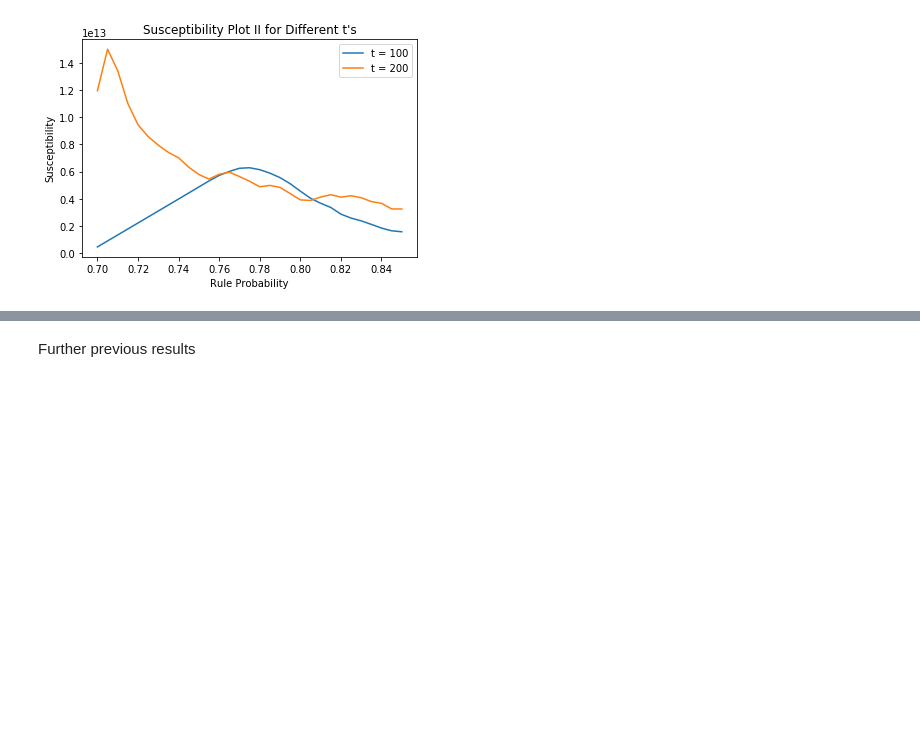
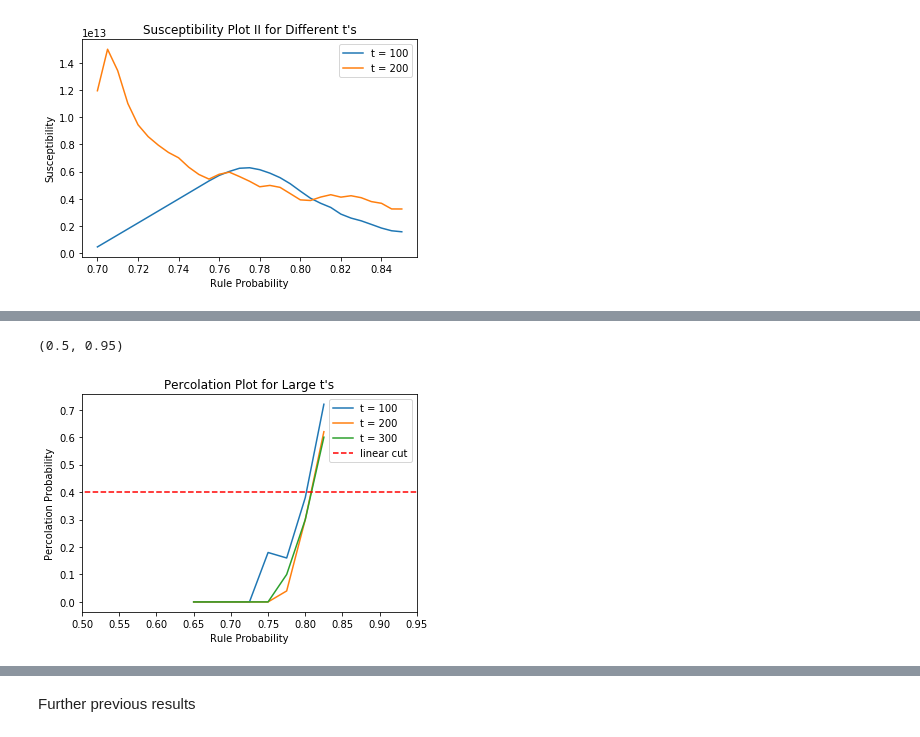
Before and after one commit to hs42/biophysics, a Jupyter notebook: playground.ipynb, the cells around one changed output, grey strips where cells are left out. Saved outputs shown, nothing was run; the diff lists cells and outputs as text; code cells hidden in the pictures; blank space fills up the shorter version.

```diff
--- a/playground.ipynb
+++ b/playground.ipynb
@@ -607,0 +626,16 @@ plt.legend()
+# %%
+## Percolation plot III
+
+for i in range(length):
+    plt.plot(p,Counts_susc[i][0], label="t = {}".format(T[i]))
+
+# plot p_cutoff
+plt.plot([0,1],[p_cutoff, p_cutoff], label="linear cut", color="r", linestyle="dashed")
+plt.title("Percolation Plot for Large t's")
+plt.xlabel("Rule Probability")
+plt.ylabel("Percolation Probability")
+plt.legend()
+plt.xlim([0.5,0.95])
+# %% [output]
+(0.5, 0.95)
+[figure, added]
```
Also changed, not shown: parts of 6 cells of this notebook.
